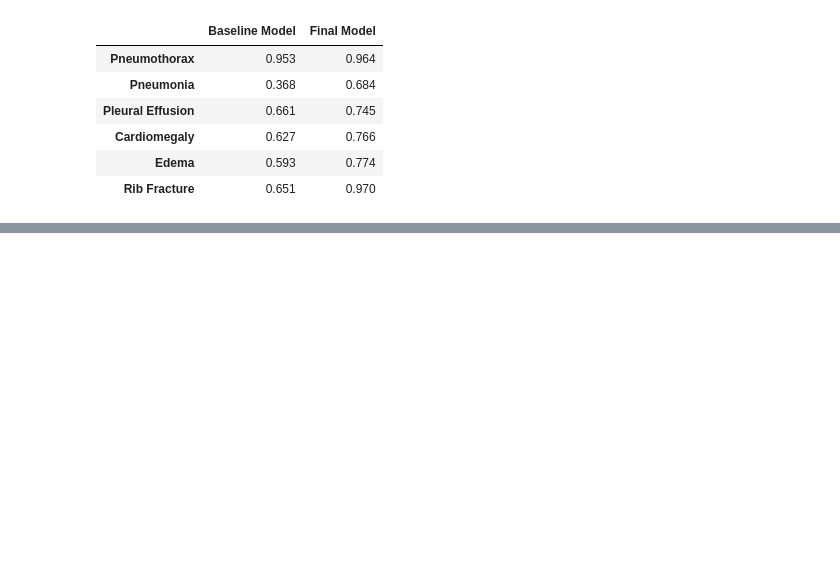
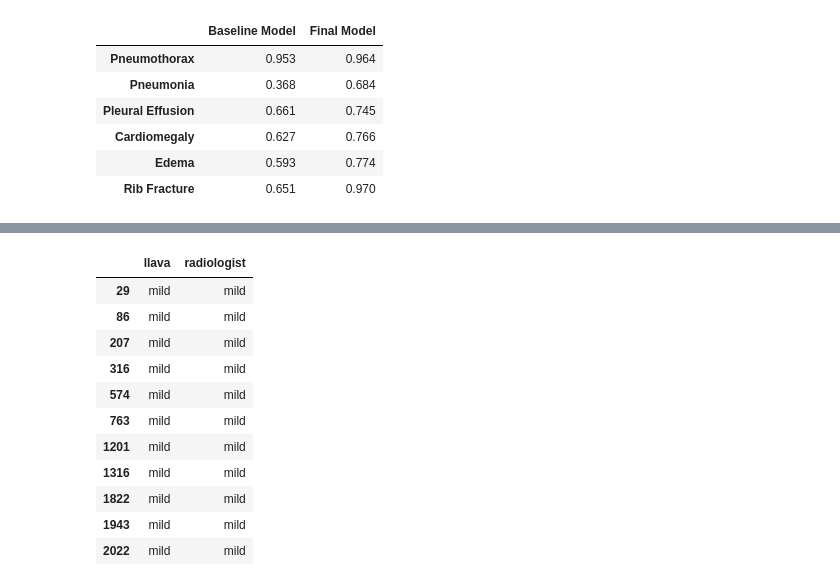
Before and after one commit to yushi20/Medical_LLM, a Jupyter notebook: Evaluation/final_model_eval.ipynb, the cells around one changed output, grey strips where cells are left out. Saved outputs shown, nothing was run; the diff lists cells and outputs as text; code cells hidden in the pictures; blank space fills up the shorter version.

```diff
--- a/Evaluation/final_model_eval.ipynb
+++ b/Evaluation/final_model_eval.ipynb
@@ -287,0 +326,15 @@ dfi.export(df_styled, '../Plots/f1_table.png')
+# %%
+Edema[(Edema['radiologist'] != 'none') & (Edema['llava'] != 'none')]
+# %% [output]
+|  | llava | radiologist |
+| 29 | mild | mild |
+| 86 | mild | mild |
+| 207 | mild | mild |
+| 316 | mild | mild |
+| 574 | mild | mild |
+| 763 | mild | mild |
+| 1201 | mild | mild |
+| 1316 | mild | mild |
+| 1822 | mild | mild |
+| 1943 | mild | mild |
+| 2022 | mild | mild |
```
Also changed, not shown: parts of 6 cells of this notebook, 2 other files.
